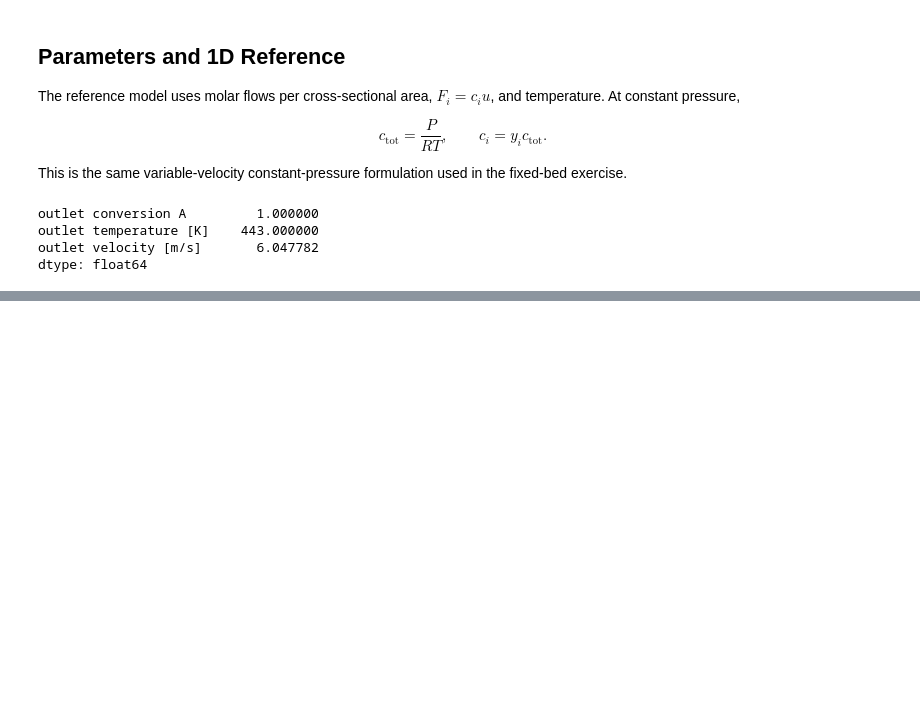
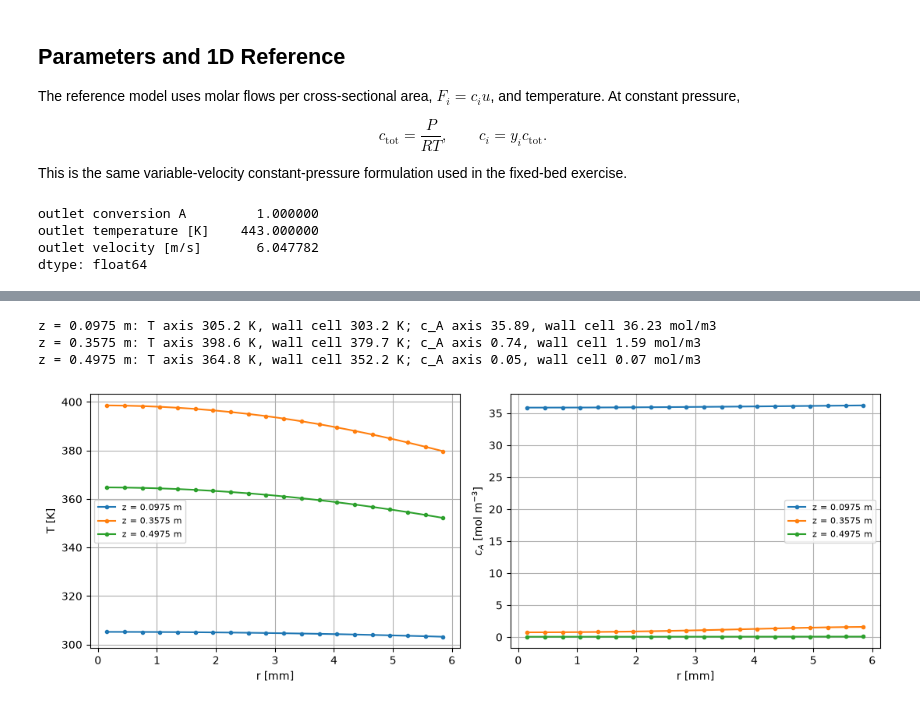
Before and after one commit to computational-chemical-engineering/pymrm-book, a Jupyter notebook: content/lecture_notes/L8_pressure_velocity.ipynb, the cells around one changed output, grey strips where cells are left out. Saved outputs shown, nothing was run; the diff lists cells and outputs as text; code cells hidden in the pictures; blank space fills up the shorter version.

```diff
--- a/content/lecture_notes/L8_pressure_velocity.ipynb
+++ b/content/lecture_notes/L8_pressure_velocity.ipynb
@@ -714,0 +749,23 @@ The cooled 2D case is intentionally different from the 1D adiabatic reference. W
+# %%
+z_probe = [0.1, hot["z"], 0.5]
+fig, axes = plt.subplots(1, 2, figsize=(11, 4))
+for zp in z_probe:
+    iz = np.argmin(np.abs(model.z_c - zp))
+    lab = f"z = {model.z_c[iz]:.4f} m"
+    axes[0].plot(1e3 * model.r_c, model.x[iz, :, 3], "o-", ms=3, label=lab)
+    axes[1].plot(1e3 * model.r_c, model.x[iz, :, 0], "o-", ms=3, label=lab)
+    print(f"{lab}: T axis {model.x[iz, 0, 3]:.1f} K, wall cell {model.x[iz, -1, 3]:.1f} K; "
+          f"c_A axis {model.x[iz, 0, 0]:.2f}, wall cell {model.x[iz, -1, 0]:.2f} mol/m3")
+axes[0].set_ylabel("T [K]")
+axes[1].set_ylabel("$c_A$ [mol m$^{-3}$]")
+for ax in axes:
+    ax.set_xlabel("r [mm]")
+    ax.grid(True)
+    ax.legend(fontsize=8)
+plt.tight_layout()
+plt.show()
+# %% [output]
+z = 0.0975 m: T axis 305.2 K, wall cell 303.2 K; c_A axis 35.89, wall cell 36.23 mol/m3
+z = 0.3575 m: T axis 398.6 K, wall cell 379.7 K; c_A axis 0.74, wall cell 1.59 mol/m3
+z = 0.4975 m: T axis 364.8 K, wall cell 352.2 K; c_A axis 0.05, wall cell 0.07 mol/m3
+[figure, added]
```
Also changed, not shown: parts of 45 cells of this notebook, 1 other file.
